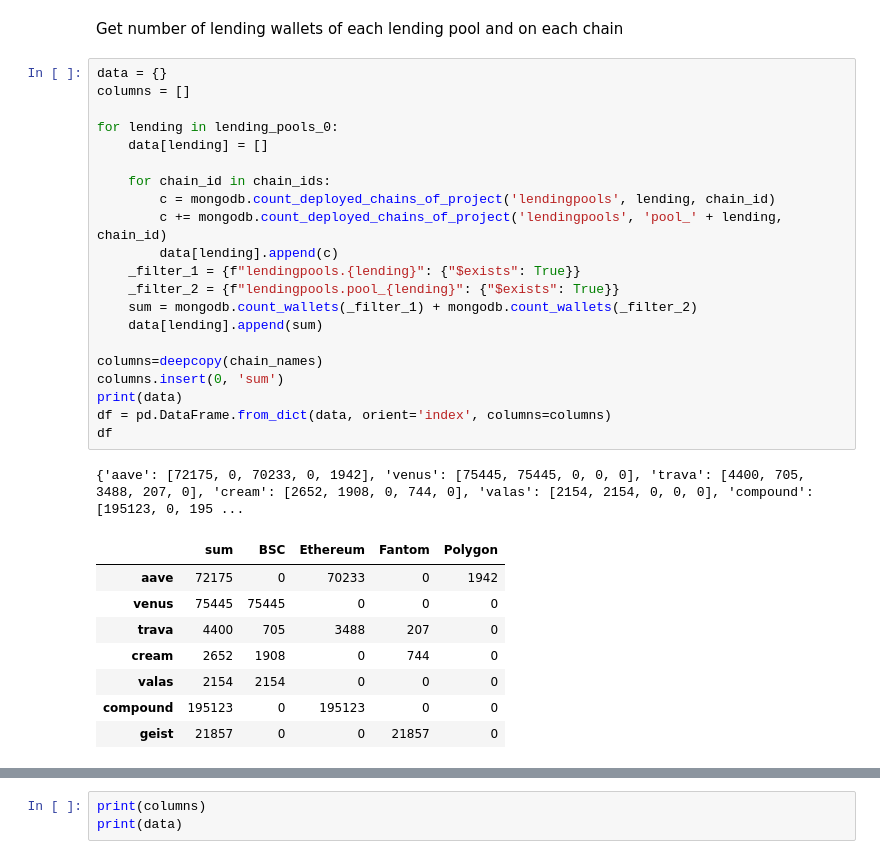
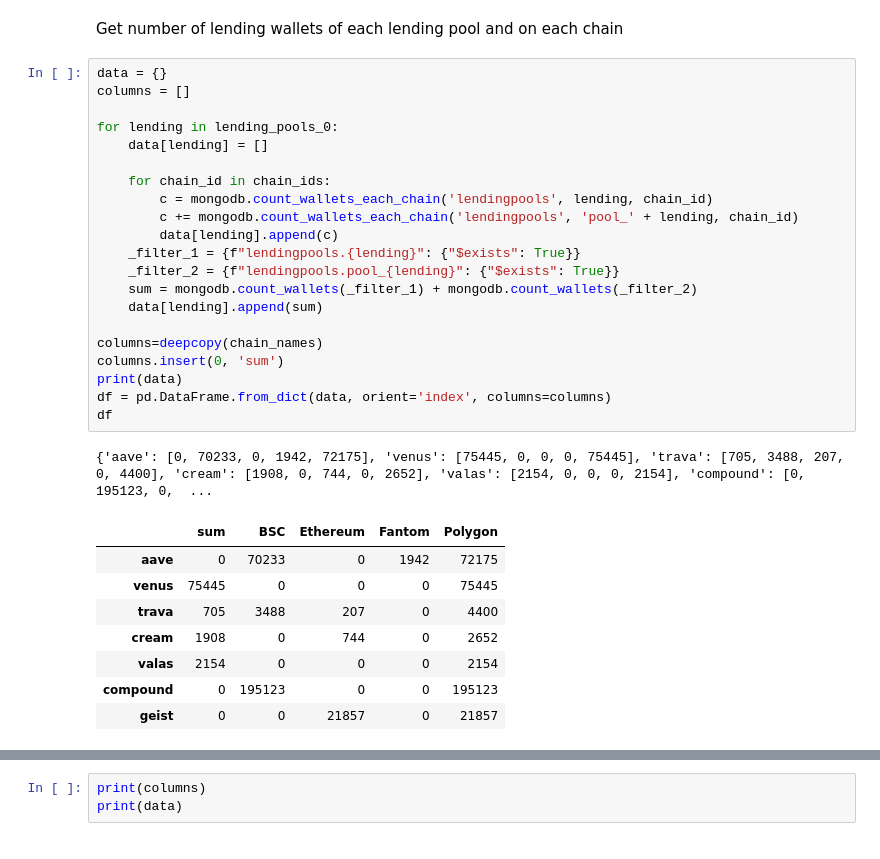
Before and after one commit to trixt63/ReportCommunityDetection, a Jupyter notebook: report.ipynb, the cells around one changed output, grey strips where cells are left out. Drawn from its saved outputs; the diff is of its cells as text.

```diff
--- a/report.ipynb
+++ b/report.ipynb
@@ -30,31 +30,31 @@ Get number of lending wallets of each lending pool and on each chain
 # %%
 data = {}
 columns = []
 
 for lending in lending_pools_0:
     data[lending] = []
 
     for chain_id in chain_ids:
-        c = mongodb.count_deployed_chains_of_project('lendingpools', lending, chain_id)
-        c += mongodb.count_deployed_chains_of_project('lendingpools', 'pool_' + lending, chain_id)
+        c = mongodb.count_wallets_each_chain('lendingpools', lending, chain_id)
+        c += mongodb.count_wallets_each_chain('lendingpools', 'pool_' + lending, chain_id)
         data[lending].append(c)
     _filter_1 = {f"lendingpools.{lending}": {"$exists": True}}
     _filter_2 = {f"lendingpools.pool_{lending}": {"$exists": True}}
     sum = mongodb.count_wallets(_filter_1) + mongodb.count_wallets(_filter_2)
     data[lending].append(sum)
 
 columns=deepcopy(chain_names)
 columns.insert(0, 'sum')
 print(data)
 df = pd.DataFrame.from_dict(data, orient='index', columns=columns)
 df
 # %% [output]
-{'aave': [72175, 0, 70233, 0, 1942], 'venus': [75445, 75445, 0, 0, 0], 'trava': [4400, 705, 3488, 207, 0], 'cream': [2652, 1908, 0, 744, 0], 'valas': [2154, 2154, 0, 0, 0], 'compound': [195123, 0, 195 ...
+{'aave': [0, 70233, 0, 1942, 72175], 'venus': [75445, 0, 0, 0, 75445], 'trava': [705, 3488, 207, 0, 4400], 'cream': [1908, 0, 744, 0, 2652], 'valas': [2154, 0, 0, 0, 2154], 'compound': [0, 195123, 0,  ...
 |  | sum | BSC | Ethereum | Fantom | Polygon |
-| aave | 72175 | 0 | 70233 | 0 | 1942 |
-| venus | 75445 | 75445 | 0 | 0 | 0 |
-| trava | 4400 | 705 | 3488 | 207 | 0 |
-| cream | 2652 | 1908 | 0 | 744 | 0 |
-| valas | 2154 | 2154 | 0 | 0 | 0 |
-| compound | 195123 | 0 | 195123 | 0 | 0 |
-| geist | 21857 | 0 | 0 | 21857 | 0 |
+| aave | 0 | 70233 | 0 | 1942 | 72175 |
+| venus | 75445 | 0 | 0 | 0 | 75445 |
+| trava | 705 | 3488 | 207 | 0 | 4400 |
+| cream | 1908 | 0 | 744 | 0 | 2652 |
+| valas | 2154 | 0 | 0 | 0 | 2154 |
+| compound | 0 | 195123 | 0 | 0 | 195123 |
+| geist | 0 | 0 | 21857 | 0 | 21857 |
```
Also changed, not shown: parts of 23 cells of this notebook, 7 other files.
